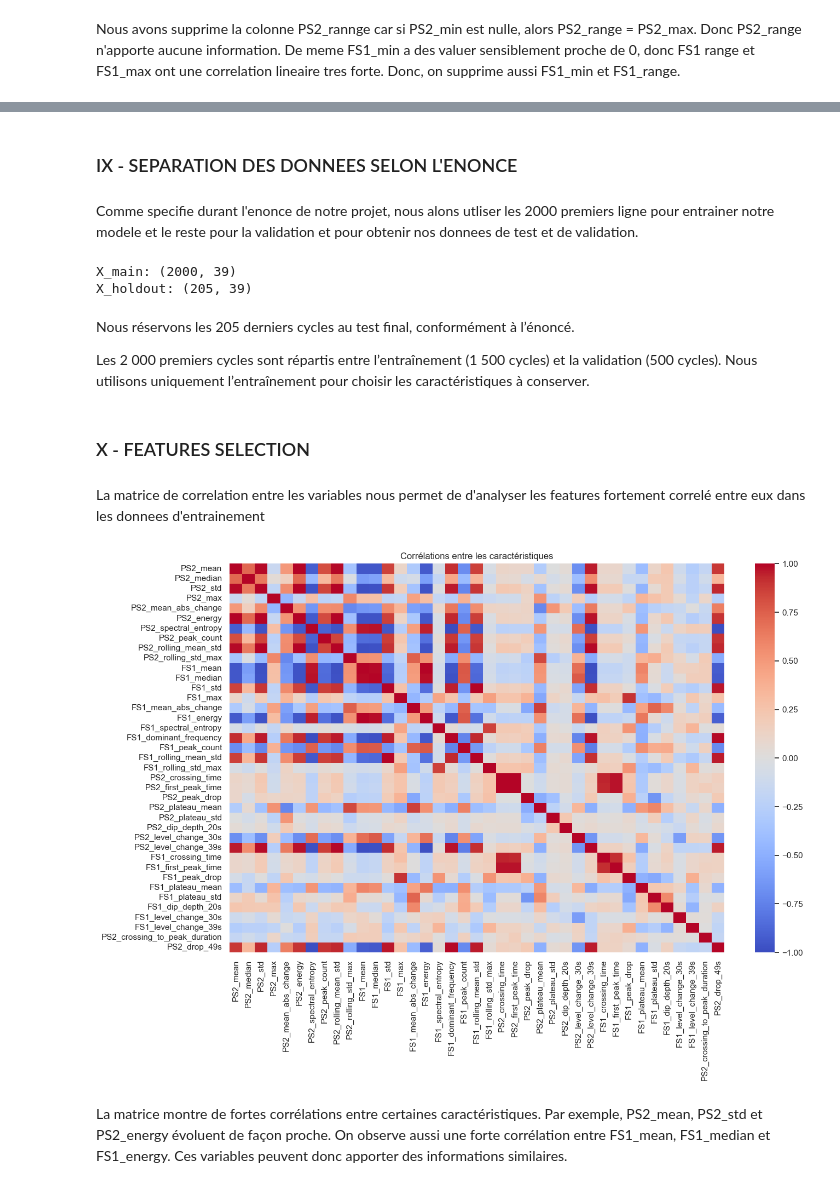
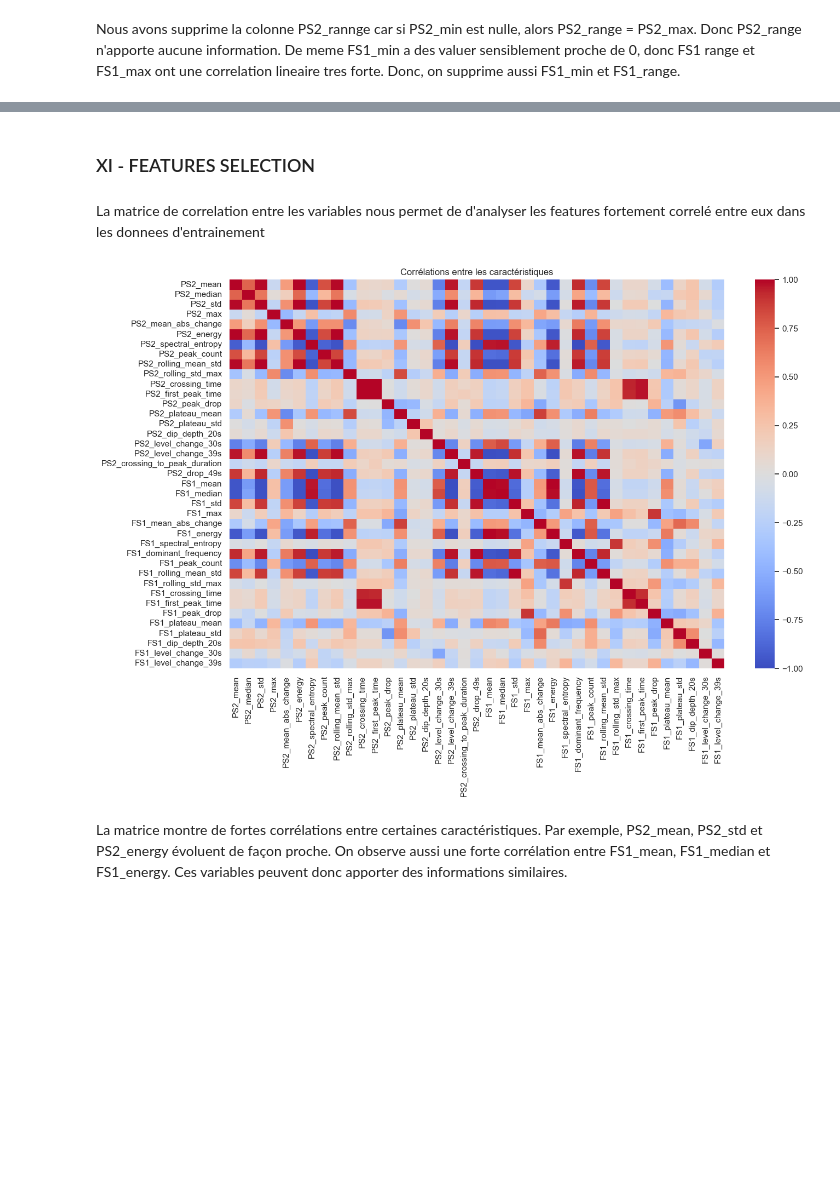
Before and after one commit to alex-05-20/ML_Project, a Jupyter notebook: project_ml.ipynb, the cells around one changed output, grey strips where cells are left out. Saved outputs shown, nothing was run; the diff lists cells and outputs as text; code cells hidden in the pictures; blank space fills up the shorter version.

```diff
--- a/project_ml.ipynb
+++ b/project_ml.ipynb
@@ -616,0 +552,6 @@ Duplicated feature rows:
+# %%
+X = pd.concat([ps2_features, fs1_features], axis=1)
+
+print("PS2 :", ps2_features.shape)
+print("FS1 :", fs1_features.shape)
+print("Total :", X.shape)
@@ -623,7 +623,8 @@ Verification de la variance des features, pour identier des features qui sont co
 # %%
-feature_variance = X.var()
-constant_features = feature_variance[
-    feature_variance == 0
-]
-constant_features
+# Repérer les variables constantes sur l'entraînement uniquement
+constant_features = X_train.columns[
+    X_train.nunique(dropna=False) == 1
+].tolist()
+
+print("Variables constantes :", constant_features)
 # %% [output]
@@ -633,2 +632,7 @@ dtype: float64
 # %%
-X = X.drop(columns=constant_features.index)
+# Appliquer la même suppression aux trois ensembles
+X_train = X_train.drop(columns=constant_features)
+X_test = X_test.drop(columns=constant_features)
+X_holdout = X_holdout.drop(columns=constant_features)
+
+print("Nombre de caractéristiques restantes :", X_train.shape[1])
@@ -637,2 +641,8 @@ PS2_min et PS2_dominant_frequency avait une variance nulle, donc elle avait une
 # %%
-X = X.drop(columns=["PS2_range","FS1_min","FS1_range"])
+# Suppressions des colonnes inutiles pour reduire le bruit
+
+X_train = X_train.drop(columns=["PS2_range","FS1_min","FS1_range"])
+X_test = X_test.drop(columns=["PS2_range","FS1_min","FS1_range"])
+X_holdout = X_holdout.drop(columns=["PS2_range","FS1_min","FS1_range"])
+
+print("Nombre de caractéristiques restantes :", X_train.shape[1])
@@ -703,43 +674,21 @@ X["PS2_drop_49s"] = pressure_before - pressure_after
-# %% [markdown]
-### IX - SEPARATION DES DONNEES SELON L'ENONCE
-# %% [markdown]
-Comme specifie durant l'enonce de notre projet, nous alons utliser les 2000 premiers ligne pour entrainer notre modele et le reste pour la validation et pour obtenir nos donnees de test et de validation.
-# %%
-#Separer les 2000 premières lignes
-X_main = X.iloc[:2000].copy()
-y_main = y.iloc[:2000].copy()
-
-#Hold-out
-X_holdout = X.iloc[2000:].copy()
-y_holdout = y.iloc[2000:].copy()
-
-print("X_main:", X_main.shape)
-print("X_holdout:", X_holdout.shape)
-# %% [output]
-X_main: (2000, 39)
-X_holdout: (205, 39)
-# %% [markdown]
-Nous réservons les 205 derniers cycles au test final, conformément à l’énoncé.
-
-Les 2 000 premiers cycles sont répartis entre l’entraînement (1 500 cycles) et la validation (500 cycles). Nous utilisons uniquement l’entraînement pour choisir les caractéristiques à conserver.
 # %% [markdown]
-### X - FEATURES SELECTION
+### XI - FEATURES SELECTION
 # %% [markdown]
 La matrice de correlation entre les variables nous permet de d'analyser les features fortement correlé entre eux dans les donnees d'entrainement
 # %%
 plt.figure(figsize=(14, 10))
 sns.heatmap(
-    X_main.corr(),
+    X_train.corr(),
     cmap="coolwarm",
     vmin=-1,
     vmax=1,
     center=0,
 )
 plt.title("Corrélations entre les caractéristiques")
 plt.tight_layout()
 plt.show()
 # %% [output]
-[figure, old version]
+[figure, new version]
 # %% [markdown]
 La matrice montre de fortes corrélations entre certaines caractéristiques. Par exemple, PS2_mean, PS2_std et PS2_energy évoluent de façon proche. On observe aussi une forte corrélation entre FS1_mean, FS1_median et FS1_energy. Ces variables peuvent donc apporter des informations similaires.
 # %% [markdown]
```
Also changed, not shown: parts of 59 cells of this notebook.
